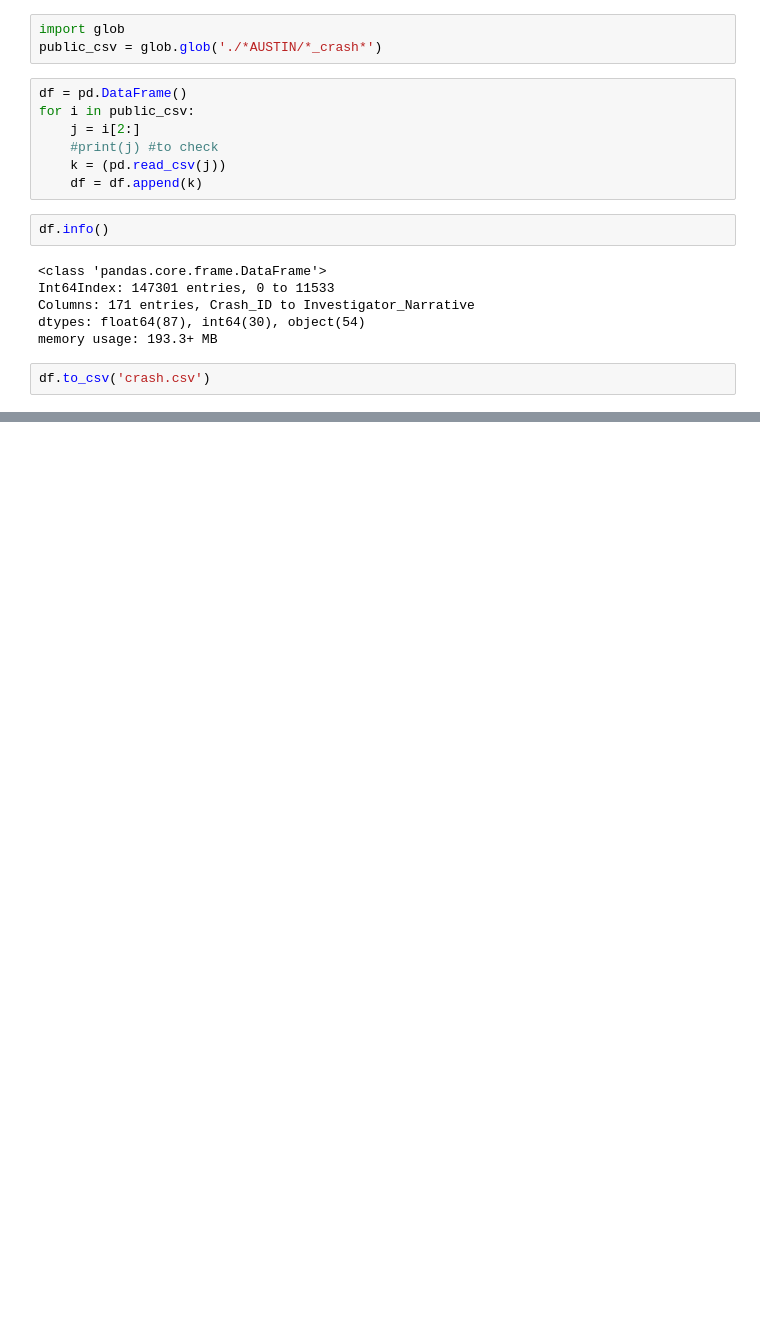
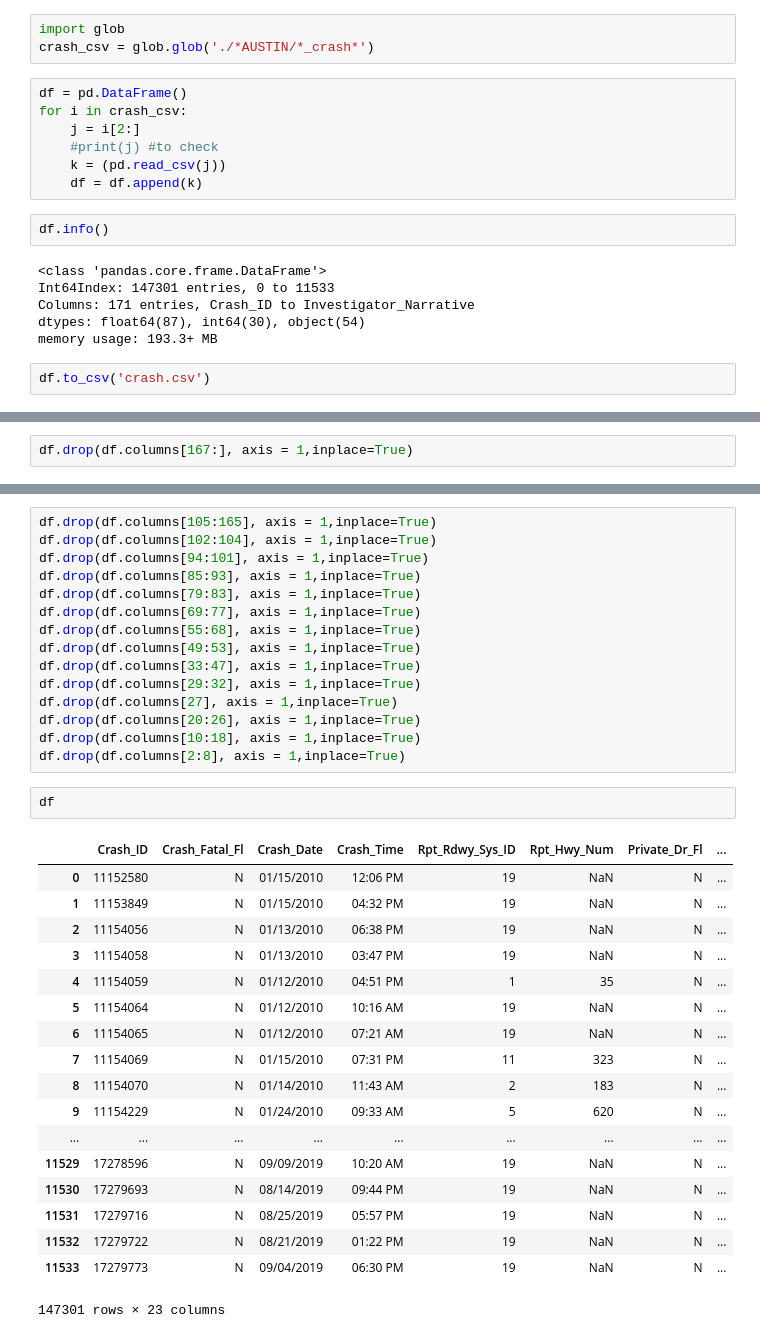
Before and after one commit to rmmeade/Data-Mgmt-Project, a Jupyter notebook: TXDOT Traffic Incident Data/Crash.ipynb, the cells around one changed output, grey strips where cells are left out. Drawn from its saved outputs; the diff is of its cells as text; blank space fills up the shorter version.

```diff
--- a/TXDOT Traffic Incident Data/Crash.ipynb
+++ b/TXDOT Traffic Incident Data/Crash.ipynb
@@ -2,10 +2,10 @@
 import pandas as pd
 # %%
 import glob
-public_csv = glob.glob('./*AUSTIN/*_crash*')
+crash_csv = glob.glob('./*AUSTIN/*_crash*')
 # %%
 df = pd.DataFrame()
-for i in public_csv:
+for i in crash_csv:
     j = i[2:]
     #print(j) #to check
     k = (pd.read_csv(j))
@@ -38,0 +23,2 @@ memory usage: 8.4 MB
+# %%
+df.drop(df.columns[167:], axis = 1,inplace=True)
@@ -39 +33,37 @@ memory usage: 8.4 MB
+# %%
+df.drop(df.columns[105:165], axis = 1,inplace=True)
+df.drop(df.columns[102:104], axis = 1,inplace=True)
+df.drop(df.columns[94:101], axis = 1,inplace=True)
+df.drop(df.columns[85:93], axis = 1,inplace=True)
+df.drop(df.columns[79:83], axis = 1,inplace=True)
+df.drop(df.columns[69:77], axis = 1,inplace=True)
+df.drop(df.columns[55:68], axis = 1,inplace=True)
+df.drop(df.columns[49:53], axis = 1,inplace=True)
+df.drop(df.columns[33:47], axis = 1,inplace=True)
+df.drop(df.columns[29:32], axis = 1,inplace=True)
+df.drop(df.columns[27], axis = 1,inplace=True)
+df.drop(df.columns[20:26], axis = 1,inplace=True)
+df.drop(df.columns[10:18], axis = 1,inplace=True)
+df.drop(df.columns[2:8], axis = 1,inplace=True)
+# %%
+df
+# %% [output]
+|  | Crash_ID | Crash_Fatal_Fl | Crash_Date | Crash_Time | Rpt_Rdwy_Sys_ID | Rpt_Hwy_Num | Private_Dr_Fl | ... |
+| 0 | 11152580 | N | 01/15/2010 | 12:06 PM | 19 | NaN | N | ... |
+| 1 | 11153849 | N | 01/15/2010 | 04:32 PM | 19 | NaN | N | ... |
+| 2 | 11154056 | N | 01/13/2010 | 06:38 PM | 19 | NaN | N | ... |
+| 3 | 11154058 | N | 01/13/2010 | 03:47 PM | 19 | NaN | N | ... |
+| 4 | 11154059 | N | 01/12/2010 | 04:51 PM | 1 | 35 | N | ... |
+| 5 | 11154064 | N | 01/12/2010 | 10:16 AM | 19 | NaN | N | ... |
+| 6 | 11154065 | N | 01/12/2010 | 07:21 AM | 19 | NaN | N | ... |
+| 7 | 11154069 | N | 01/15/2010 | 07:31 PM | 11 | 323 | N | ... |
+| 8 | 11154070 | N | 01/14/2010 | 11:43 AM | 2 | 183 | N | ... |
+| 9 | 11154229 | N | 01/24/2010 | 09:33 AM | 5 | 620 | N | ... |
+| ... | ... | ... | ... | ... | ... | ... | ... | ... |
+| 11529 | 17278596 | N | 09/09/2019 | 10:20 AM | 19 | NaN | N | ... |
+| 11530 | 17279693 | N | 08/14/2019 | 09:44 PM | 19 | NaN | N | ... |
+| 11531 | 17279716 | N | 08/25/2019 | 05:57 PM | 19 | NaN | N | ... |
+| 11532 | 17279722 | N | 08/21/2019 | 01:22 PM | 19 | NaN | N | ... |
+| 11533 | 17279773 | N | 09/04/2019 | 06:30 PM | 19 | NaN | N | ... |
+147301 rows × 23 columns
 # %%
```
Also changed, not shown: parts of 3 cells of this notebook, 8 other files.
